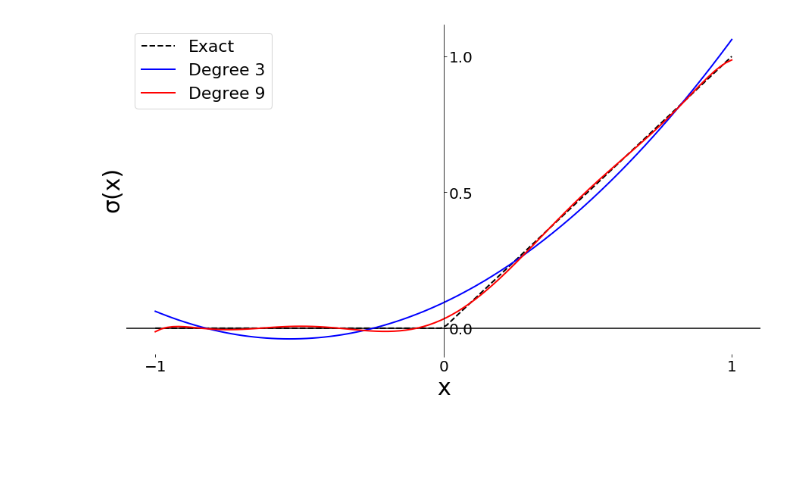
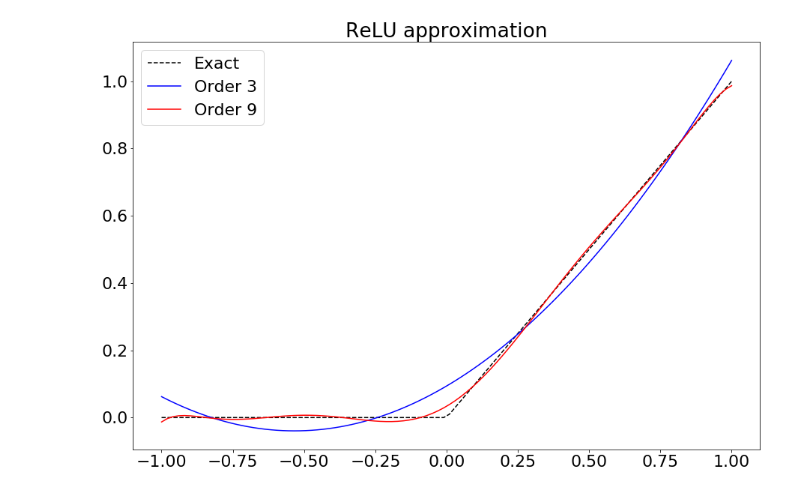
Before and after one commit to koenvanderveen/privateml, a Jupyter notebook: image_analysis/ReLU.ipynb, the cells around one changed output. Saved outputs shown, nothing was run; the diff lists cells and outputs as text; code cells hidden in the pictures; blank space fills up the shorter version.

Commit message:
relu plot

```diff
--- a/image_analysis/ReLU.ipynb
+++ b/image_analysis/ReLU.ipynb
@@ -1,44 +1,30 @@
 # %%
 %matplotlib inline
 import numpy as np
 from matplotlib import pylab
 import matplotlib.pyplot as plt
 import seaborn
 from pond.nn import Relu, ReluExact
 from pond.tensor import NativeTensor
 
 
 relu_layer_exact = ReluExact()
 relu_layer_approx_3 = Relu()
 relu_layer_approx_9 = Relu(order=9)
 
 x = NativeTensor(np.linspace(-1, 1, 100))
 y_exact = relu_layer_exact.forward(x)
 y_approx_3 = relu_layer_approx_3.forward(x)
 y_approx_9 = relu_layer_approx_9.forward(x)
 
-pylab.rcParams['figure.figsize'] = (15, 8)
+pylab.rcParams['figure.figsize'] = (15, 10)
 plt.rcParams.update({'font.size': 22})
-plt.tick_params(axis='both', which='major', labelsize=20)
-plt.axhline(y=0, c='black')
-plt.plot(x.values, y_exact.values, label='Exact', linestyle='--', color='black', linewidth=2.0)
-plt.plot(x.values, y_approx_3.values, label='Degree 3', color='blue', linewidth=2.0)
-plt.plot(x.values, y_approx_9.values, label='Degree 9', color='red', linewidth=2.0)
-
+plt.plot(x.values, y_exact.values, label='Exact', linestyle='--', color='black')
+plt.plot(x.values, y_approx_3.values, label='Order 3', color='blue')
+plt.plot(x.values, y_approx_9.values, label='Order 9', color='red')
+pylab.title('ReLU approximation')
 plt.legend()
 ax = plt.gca()
-ax.set_xlabel('x', fontsize=30)
-ax.set_ylabel('σ(x)', fontsize=30)
-ax.spines['right'].set_position('zero')
-ax.spines['left'].set_visible(False)
-ax.spines['top'].set_visible(False)
-ax.spines['bottom'].set_visible(False)
-ax.yaxis.set_label_position('left')
-ax.yaxis.set_ticks_position('right')
-
-plt.xticks(np.arange(-1, 2, step=1))
-plt.yticks(np.arange(0, 1.5, step=0.5))
 fig = plt.gcf()
-# plt.savefig('relu_approx.svg', transparent=True, bbox_inches='tight')
 # %% [output]
-[figure, old version]
+[figure, new version]
```
